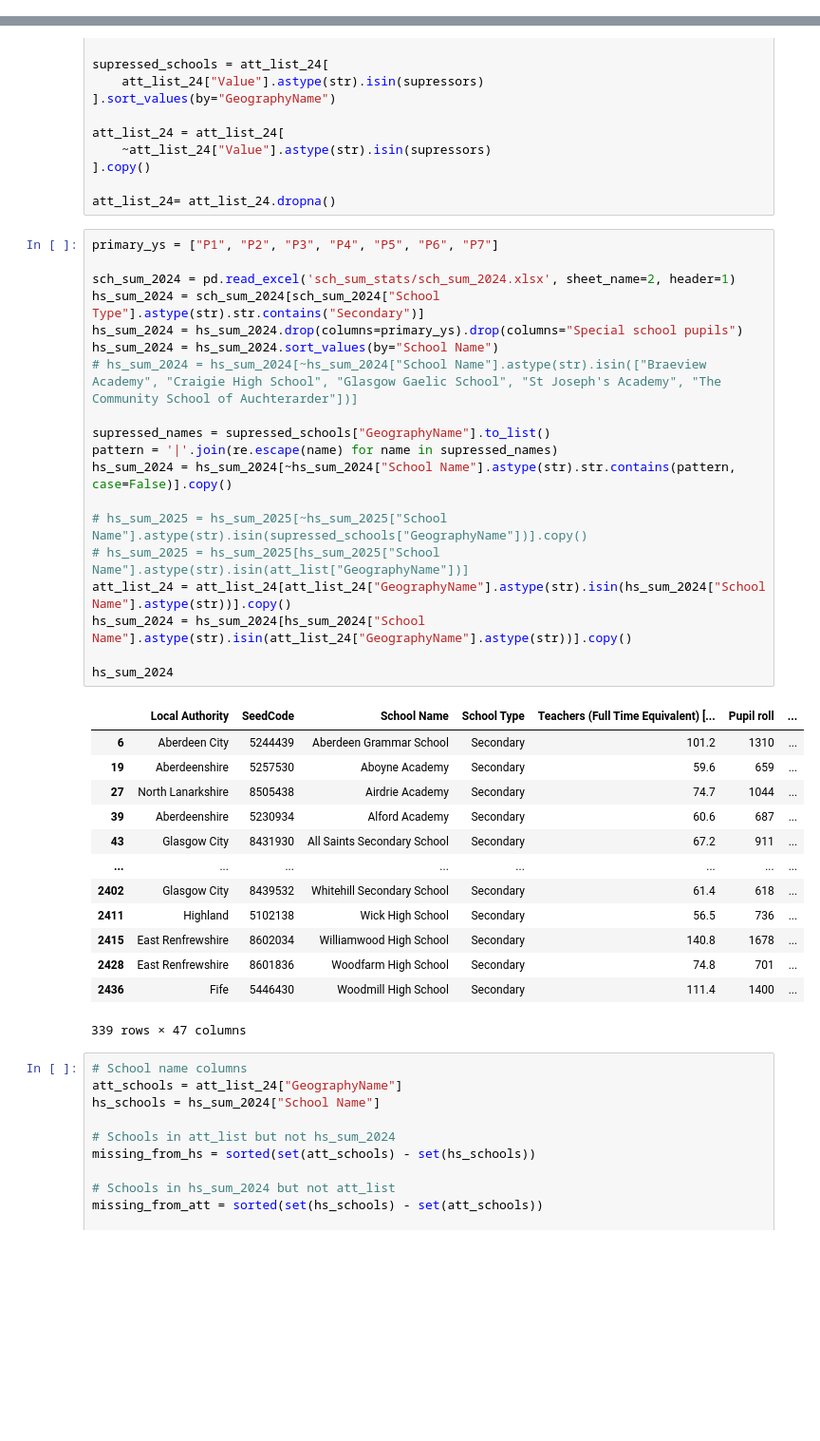
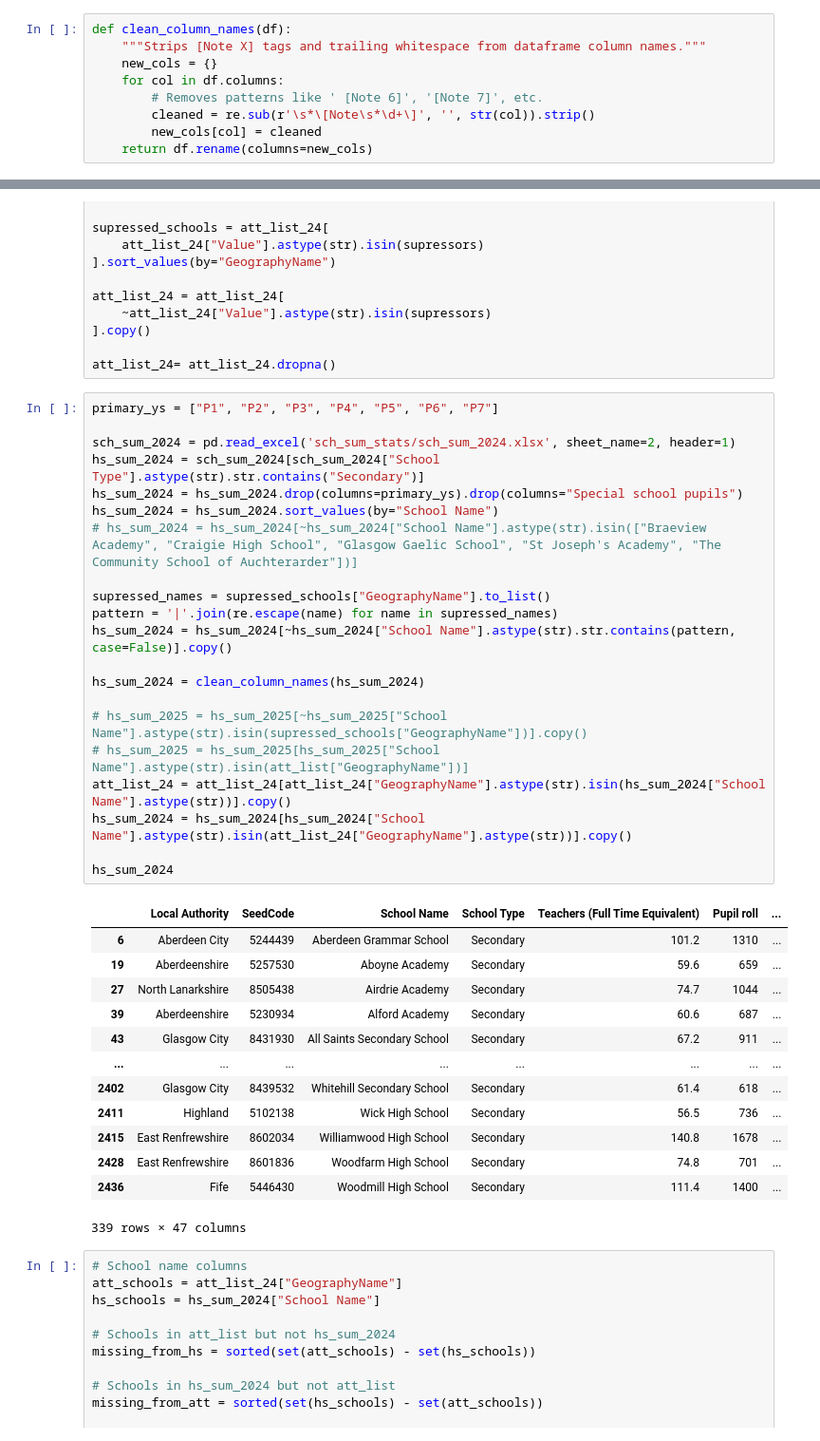
Before and after one commit to Jaxter1604/social_dets_edu_scot, a Jupyter notebook: testing.ipynb, the cells around one changed output, grey strips where cells are left out. Shown at 95% size. Drawn from its saved outputs; the diff is of its cells as text; blank space fills up the shorter version.

```diff
--- a/testing.ipynb
+++ b/testing.ipynb
@@ -27,4 +28,13 @@ from transformers import AutoTokenizer, pipeline, AutoModel
 import torch
 import re
 from thefuzz import process
+# %%
+def clean_column_names(df):
+    """Strips [Note X] tags and trailing whitespace from dataframe column names."""
+    new_cols = {}
+    for col in df.columns:
+        # Removes patterns like ' [Note 6]', '[Note 7]', etc.
+        cleaned = re.sub(r'\s*\[Note\s*\d+\]', '', str(col)).strip()
+        new_cols[col] = cleaned
+    return df.rename(columns=new_cols)
 # %% [markdown]
@@ -278,24 +291,26 @@ att_list_24= att_list_24.dropna()
 # %%
 primary_ys = ["P1", "P2", "P3", "P4", "P5", "P6", "P7"]
 
 sch_sum_2024 = pd.read_excel('sch_sum_stats/sch_sum_2024.xlsx', sheet_name=2, header=1)
 hs_sum_2024 = sch_sum_2024[sch_sum_2024["School Type"].astype(str).str.contains("Secondary")]
 hs_sum_2024 = hs_sum_2024.drop(columns=primary_ys).drop(columns="Special school pupils")
 hs_sum_2024 = hs_sum_2024.sort_values(by="School Name")
 # hs_sum_2024 = hs_sum_2024[~hs_sum_2024["School Name"].astype(str).isin(["Braeview Academy", "Craigie High School", "Glasgow Gaelic School", "St Joseph's Academy", "The Community School of Auchterarder"])]
 
 supressed_names = supressed_schools["GeographyName"].to_list()
 pattern = '|'.join(re.escape(name) for name in supressed_names)
 hs_sum_2024 = hs_sum_2024[~hs_sum_2024["School Name"].astype(str).str.contains(pattern, case=False)].copy()
 
+hs_sum_2024 = clean_column_names(hs_sum_2024)
+
 # hs_sum_2025 = hs_sum_2025[~hs_sum_2025["School Name"].astype(str).isin(supressed_schools["GeographyName"])].copy()
 # hs_sum_2025 = hs_sum_2025[hs_sum_2025["School Name"].astype(str).isin(att_list["GeographyName"])]
 att_list_24 = att_list_24[att_list_24["GeographyName"].astype(str).isin(hs_sum_2024["School Name"].astype(str))].copy()
 hs_sum_2024 = hs_sum_2024[hs_sum_2024["School Name"].astype(str).isin(att_list_24["GeographyName"].astype(str))].copy()
 
 hs_sum_2024
 # %% [output]
-|  | Local Authority | SeedCode | School Name | School Type | Teachers (Full Time Equivalent) [... | Pupil roll | ... |
+|  | Local Authority | SeedCode | School Name | School Type | Teachers (Full Time Equivalent) | Pupil roll | ... |
 | 6 | Aberdeen City | 5244439 | Aberdeen Grammar School | Secondary | 101.2 | 1310 | ... |
 | 19 | Aberdeenshire | 5257530 | Aboyne Academy | Secondary | 59.6 | 659 | ... |
 | 27 | North Lanarkshire | 8505438 | Airdrie Academy | Secondary | 74.7 | 1044 | ... |
```
Also changed, not shown: parts of 34 cells of this notebook, 2 other files.
